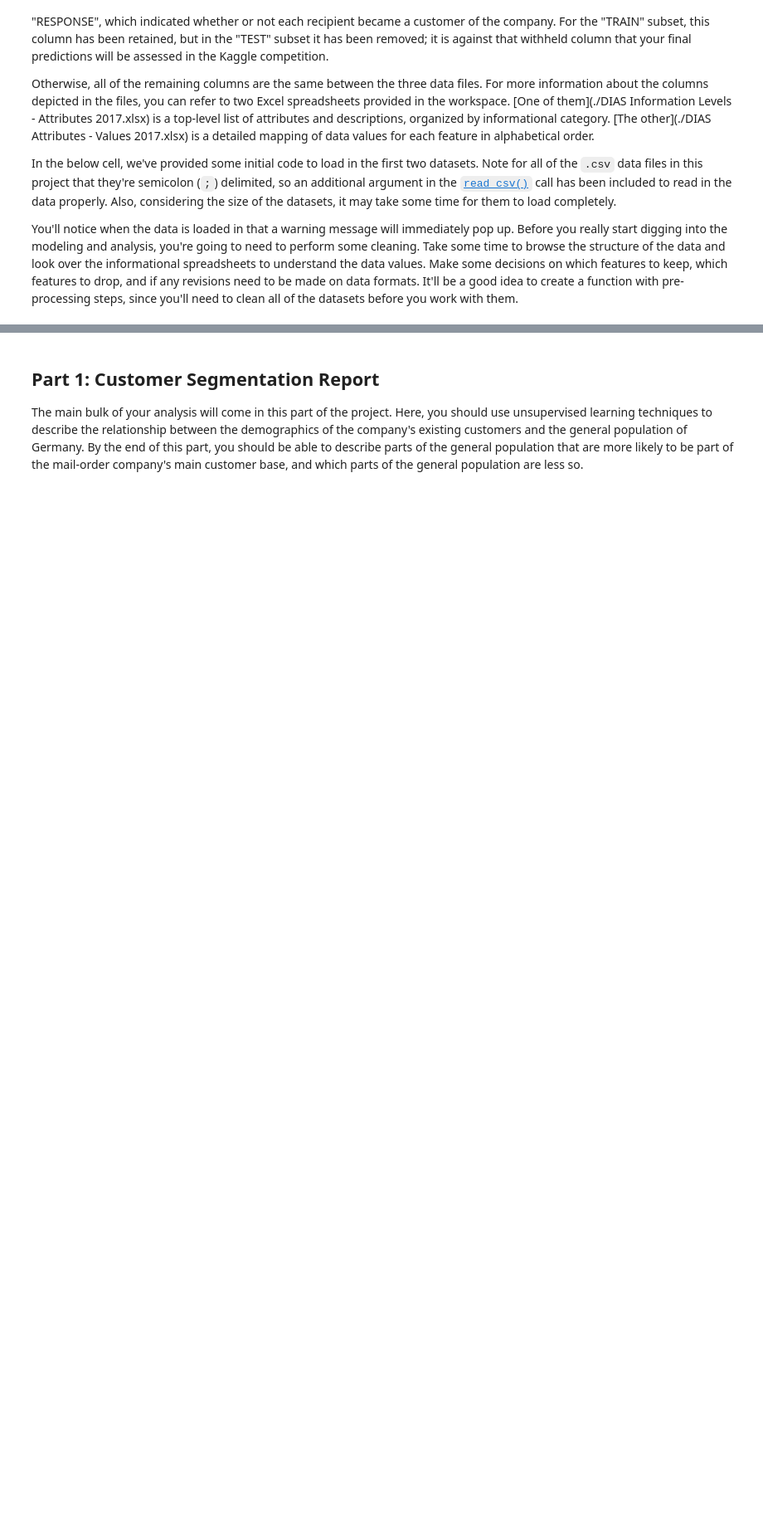
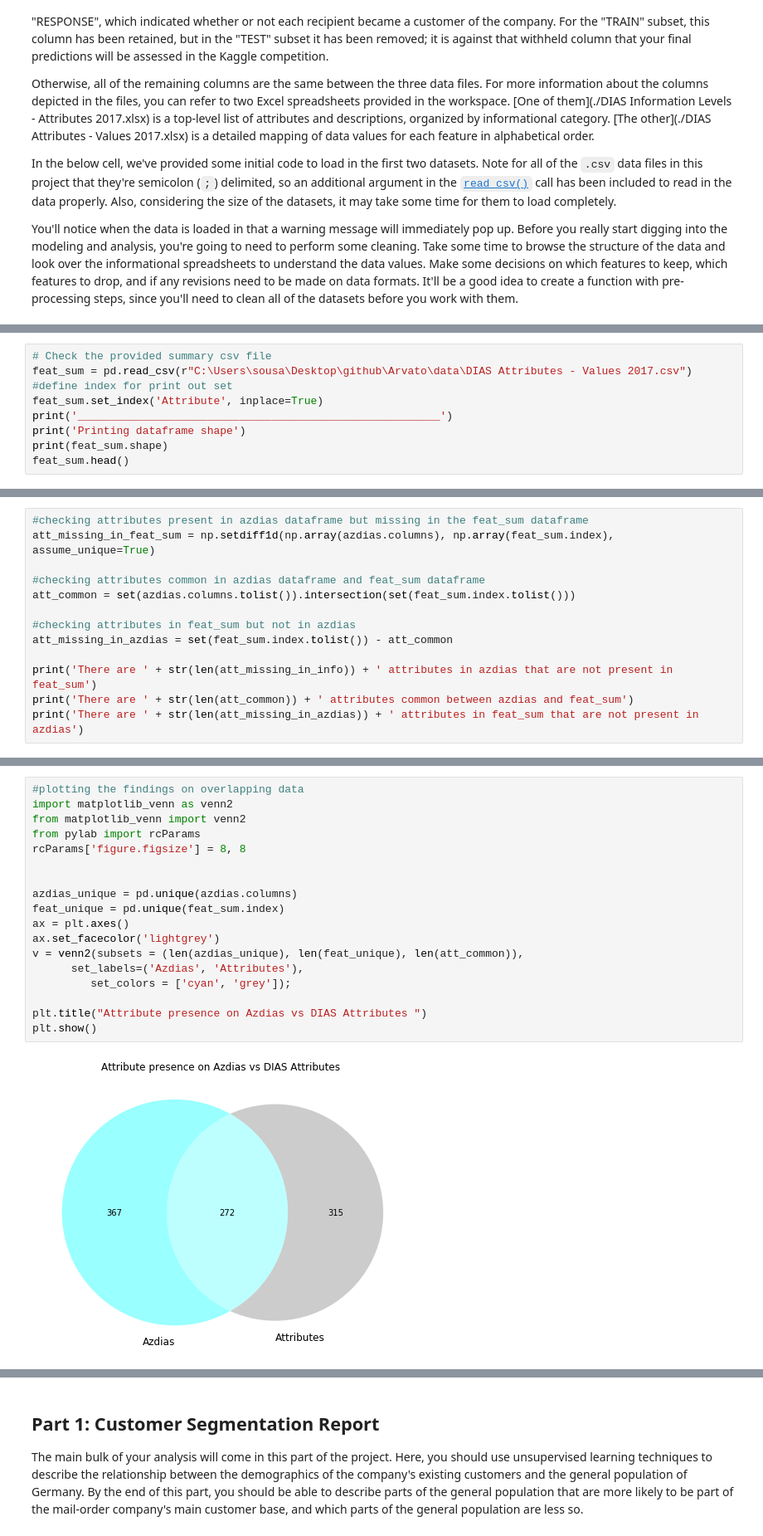
Before and after one commit to sousablde/Arvato-Bertelsmann-Customer-Acquisition, a Jupyter notebook: Arvato Project Workbook.ipynb, the cells around one changed output, grey strips where cells are left out. Shown at 83% size. Saved outputs shown, nothing was run; the diff lists cells and outputs as text; blank space fills up the shorter version.

Commit message:
dataframe exploration

```diff
--- a/Arvato Project Workbook.ipynb
+++ b/Arvato Project Workbook.ipynb
@@ -43,0 +124,9 @@ FileNotFoundError: [Errno 2] File b'azdias.csv' does not exist: b'azdias.csv'
+# %%
+# Check the provided summary csv file
+feat_sum = pd.read_csv(r"C:\Users\sousa\Desktop\github\Arvato\data\DIAS Attributes - Values 2017.csv")
+#define index for print out set
+feat_sum.set_index('Attribute', inplace=True)
+print('________________________________________________________')
+print('Printing dataframe shape')
+print(feat_sum.shape)
+feat_sum.head()
@@ -43,0 +153,13 @@ FileNotFoundError: [Errno 2] File b'azdias.csv' does not exist: b'azdias.csv'
+# %%
+#checking attributes present in azdias dataframe but missing in the feat_sum dataframe
+att_missing_in_feat_sum = np.setdiff1d(np.array(azdias.columns), np.array(feat_sum.index), assume_unique=True)
+
+#checking attributes common in azdias dataframe and feat_sum dataframe
+att_common = set(azdias.columns.tolist()).intersection(set(feat_sum.index.tolist()))
+
+#checking attributes in feat_sum but not in azdias
+att_missing_in_azdias = set(feat_sum.index.tolist()) - att_common
+
+print('There are ' + str(len(att_missing_in_info)) + ' attributes in azdias that are not present in feat_sum')
+print('There are ' + str(len(att_common)) + ' attributes common between azdias and feat_sum')
+print('There are ' + str(len(att_missing_in_azdias)) + ' attributes in feat_sum that are not present in azdias')
@@ -43,0 +170,20 @@ FileNotFoundError: [Errno 2] File b'azdias.csv' does not exist: b'azdias.csv'
+# %%
+#plotting the findings on overlapping data
+import matplotlib_venn as venn2
+from matplotlib_venn import venn2
+from pylab import rcParams
+rcParams['figure.figsize'] = 8, 8
+
+
+azdias_unique = pd.unique(azdias.columns)
+feat_unique = pd.unique(feat_sum.index)
+ax = plt.axes()
+ax.set_facecolor('lightgrey')
+v = venn2(subsets = (len(azdias_unique), len(feat_unique), len(att_common)),
+      set_labels=('Azdias', 'Attributes'),
+         set_colors = ['cyan', 'grey']);
+
+plt.title("Attribute presence on Azdias vs DIAS Attributes ")
+plt.show()
+# %% [output]
+[figure, added]
```
Also changed, not shown: parts of 11 cells of this notebook.
